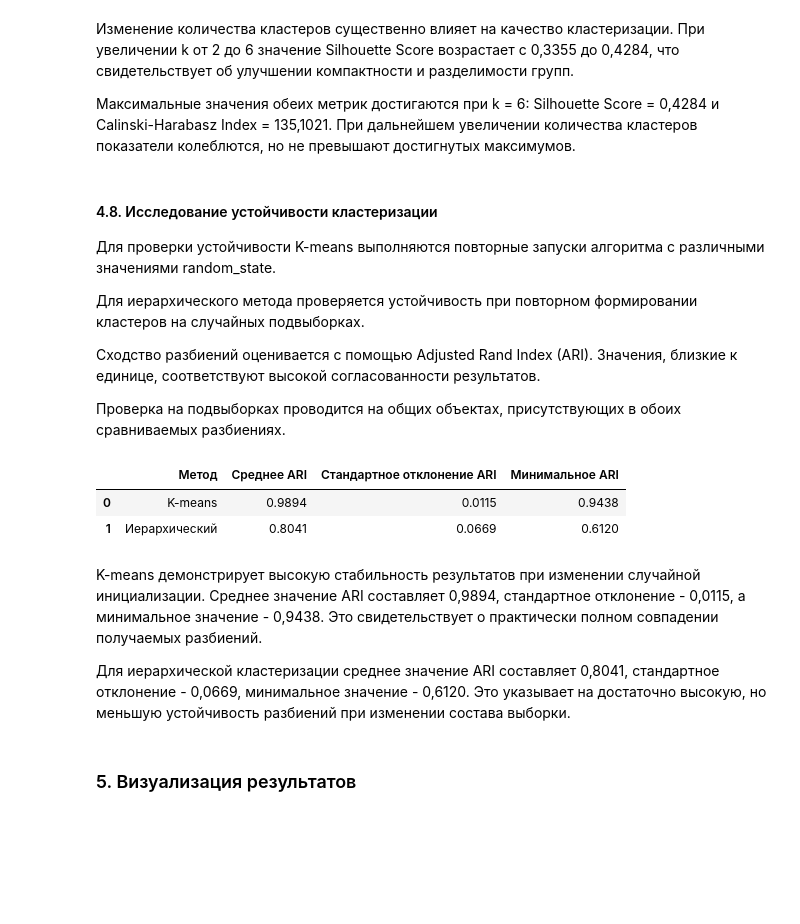
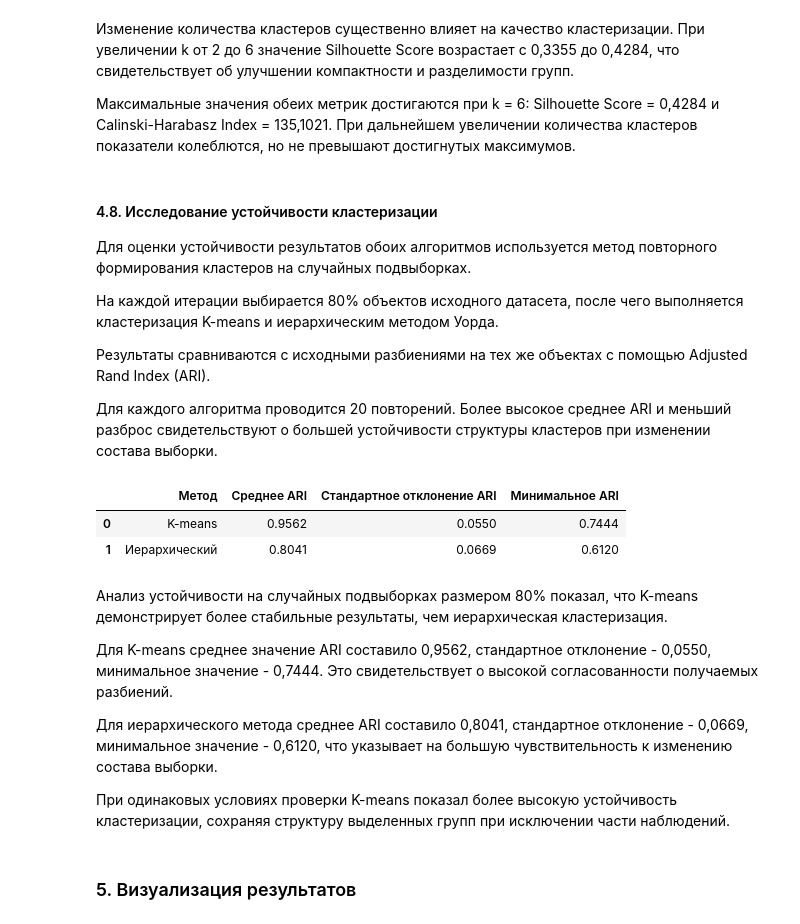
Before and after one commit to anna-1225/lab_3_machine, a Jupyter notebook: otchet.ipynb, the cells around one changed output. Saved outputs shown, nothing was run; the diff lists cells and outputs as text; code cells hidden in the pictures; blank space fills up the shorter version.

```diff
--- a/otchet.ipynb
+++ b/otchet.ipynb
@@ -768,32 +808,20 @@ plt.show()
 # %% [markdown]
 #### 4.8. Исследование устойчивости кластеризации
 
-Для проверки устойчивости K-means выполняются повторные запуски алгоритма с различными значениями random_state.
+Для оценки устойчивости результатов обоих алгоритмов используется метод повторного формирования кластеров на случайных подвыборках.
 
-Для иерархического метода проверяется устойчивость при повторном формировании кластеров на случайных подвыборках.
+На каждой итерации выбирается 80% объектов исходного датасета, после чего выполняется кластеризация K-means и иерархическим методом Уорда.
 
-Сходство разбиений оценивается с помощью Adjusted Rand Index (ARI). Значения, близкие к единице, соответствуют высокой согласованности результатов.
+Результаты сравниваются с исходными разбиениями на тех же объектах с помощью Adjusted Rand Index (ARI).
 
-Проверка на подвыборках проводится на общих объектах, присутствующих в обоих сравниваемых разбиениях.
+Для каждого алгоритма проводится 20 повторений. Более высокое среднее ARI и меньший разброс свидетельствуют о большей устойчивости структуры кластеров при изменении состава выборки.
 # %%
 
 from sklearn.metrics import adjusted_rand_score
 
-kmeans_stability = []
-
-for seed in range(20):
-    labels = KMeans(
-        n_clusters=best_k,
-        n_init=10,
-        random_state=seed
-    ).fit_predict(X_scaled)
-
-    kmeans_stability.append(
-        adjusted_rand_score(labels_kmeans, labels)
-    )
-
 rng = np.random.default_rng(42)
 
+kmeans_stability = []
 hierarchical_stability = []
 
 for i in range(20):
@@ -803,43 +831,64 @@ for i in range(20):
         replace=False
     )
 
-    labels = AgglomerativeClustering(
+    subset = X_scaled[indices]
+
+    km_labels = KMeans(
+        n_clusters=best_k,
+        init="k-means++",
+        n_init=10,
+        random_state=42
+    ).fit_predict(subset)
+
+    hc_labels = AgglomerativeClustering(
         n_clusters=best_k_hierarchical,
-        linkage="ward"
-    ).fit_predict(X_scaled[indices])
+        linkage="ward",
+        metric="euclidean"
+    ).fit_predict(subset)
+
+    kmeans_stability.append(
+        adjusted_rand_score(
+            labels_kmeans[indices],
+            km_labels
+        )
+    )
 
     hierarchical_stability.append(
         adjusted_rand_score(
             labels_hierarchical[indices],
-            labels
+            hc_labels
         )
     )
 
 stability_df = pd.DataFrame({
     "Метод": ["K-means", "Иерархический"],
     "Среднее ARI": [
         np.mean(kmeans_stability),
         np.mean(hierarchical_stability)
     ],
     "Стандартное отклонение ARI": [
         np.std(kmeans_stability),
         np.std(hierarchical_stability)
     ],
     "Минимальное ARI": [
         np.min(kmeans_stability),
         np.min(hierarchical_stability)
     ]
 })
 
 display(stability_df.round(4))
 # %% [output]
 |  | Метод | Среднее ARI | Стандартное отклонение ARI | Минимальное ARI |
-| 0 | K-means | 0.9894 | 0.0115 | 0.9438 |
+| 0 | K-means | 0.9562 | 0.0550 | 0.7444 |
 | 1 | Иерархический | 0.8041 | 0.0669 | 0.6120 |
 # %% [markdown]
-K-means демонстрирует высокую стабильность результатов при изменении случайной инициализации. Среднее значение ARI составляет 0,9894, стандартное отклонение - 0,0115, а минимальное значение - 0,9438. Это свидетельствует о практически полном совпадении получаемых разбиений.
+Анализ устойчивости на случайных подвыборках размером 80% показал, что K-means демонстрирует более стабильные результаты, чем иерархическая кластеризация.
 
-Для иерархической кластеризации среднее значение ARI составляет 0,8041, стандартное отклонение - 0,0669, минимальное значение - 0,6120. Это указывает на достаточно высокую, но меньшую устойчивость разбиений при изменении состава выборки.
+Для K-means среднее значение ARI составило 0,9562, стандартное отклонение - 0,0550, минимальное значение - 0,7444. Это свидетельствует о высокой согласованности получаемых разбиений.
+
+Для иерархического метода среднее ARI составило 0,8041, стандартное отклонение - 0,0669, минимальное значение - 0,6120, что указывает на большую чувствительность к изменению состава выборки.
+
+При одинаковых условиях проверки K-means показал более высокую устойчивость кластеризации, сохраняя структуру выделенных групп при исключении части наблюдений.
 # %% [markdown]
 ### 5. Визуализация результатов
 # %% [markdown]
```
Also changed, not shown: parts of 17 cells of this notebook, 3 other files.
